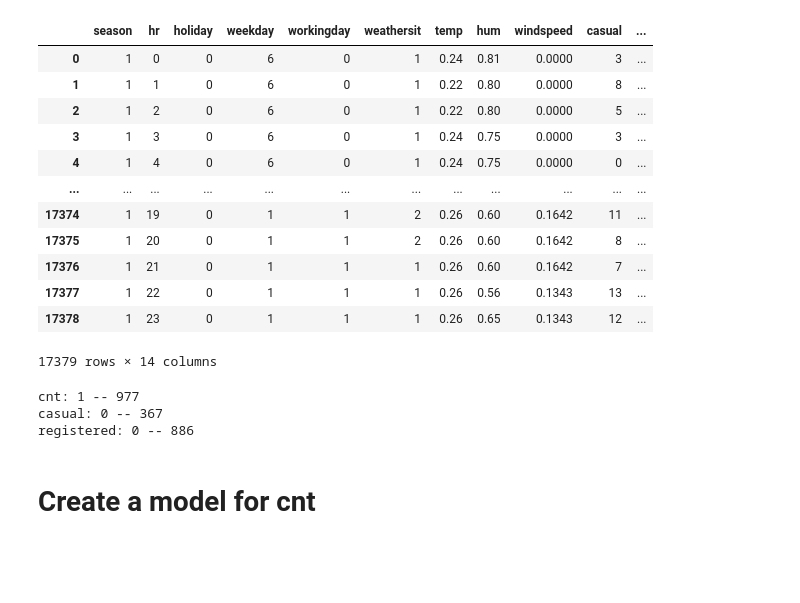
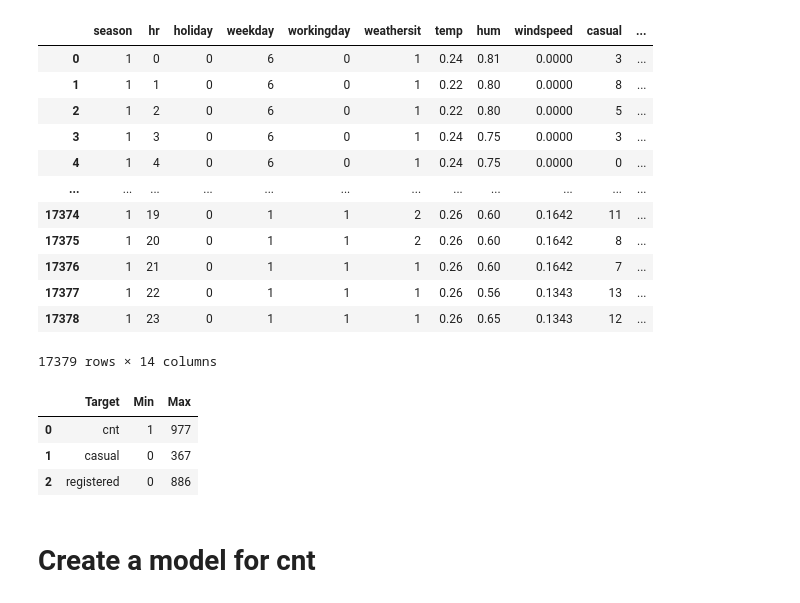
Before and after one commit to jcuenca972/mbd_python2, a Jupyter notebook: Group1_Notebook_Assignment2.ipynb, the cells around one changed output. Drawn from its saved outputs; the diff is of its cells as text; code cells hidden in the pictures; blank space fills up the shorter version.

```diff
--- a/Group1_Notebook_Assignment2.ipynb
+++ b/Group1_Notebook_Assignment2.ipynb
@@ -379,15 +380,21 @@ bike_data
 17379 rows × 14 columns
 # %%
 targets = ["cnt", "casual", "registered"]
+min_max_values = []
+
 for target in targets:
     min_value = bike_data[target].min()
     max_value = bike_data[target].max()
+    min_max_values.append({'Target': target, 'Min': min_value, 'Max': max_value})
 
-    print(f"{target}: {min_value} -- {max_value}")
+min_max_df = pd.DataFrame(min_max_values)
+min_max_df.to_csv("target.csv", index=False)
+min_max_df
 # %% [output]
-cnt: 1 -- 977
-casual: 0 -- 367
-registered: 0 -- 886
+|  | Target | Min | Max |
+| 0 | cnt | 1 | 977 |
+| 1 | casual | 0 | 367 |
+| 2 | registered | 0 | 886 |
 # %% [markdown]
 # Create a model for cnt
 # %%
```
Also changed, not shown: parts of 22 cells of this notebook, 19 other files.
